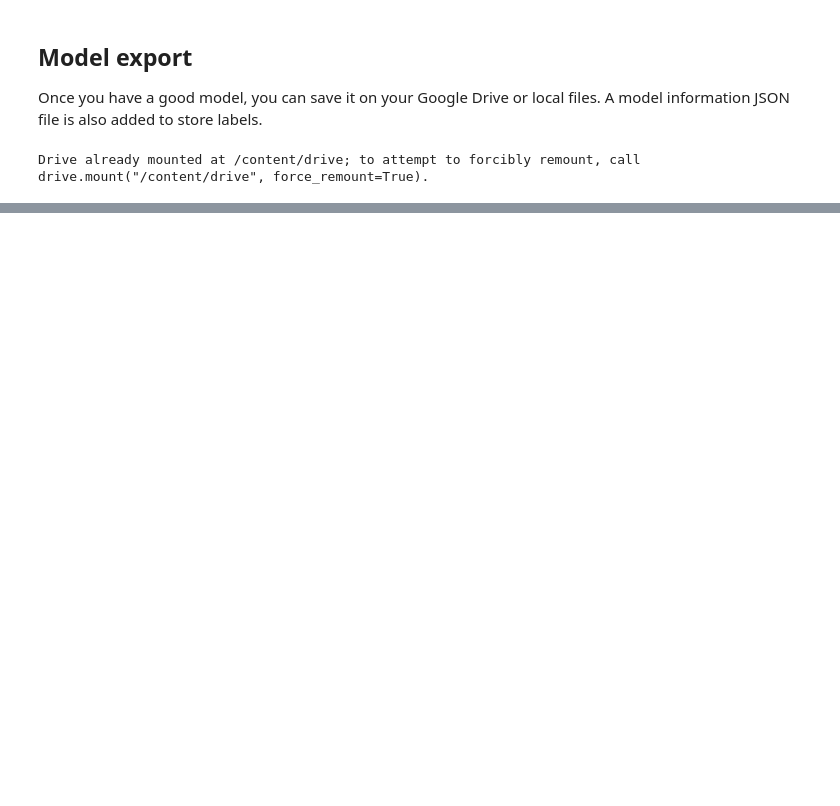
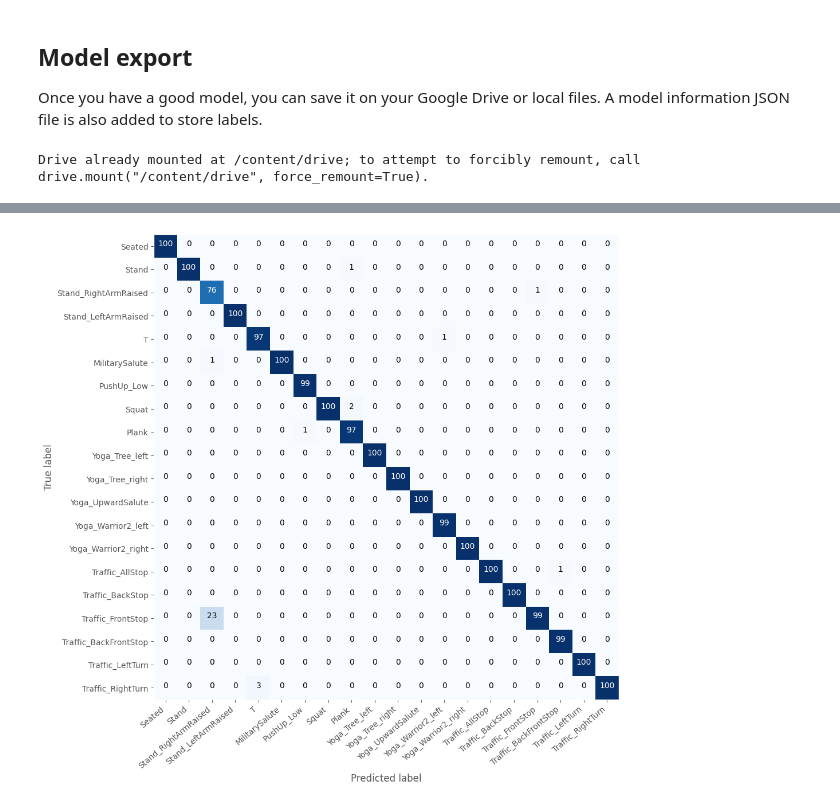
Before and after one commit to ArthurFDLR/pose-classification-kit, a Jupyter notebook: examples/body_pose_classification.ipynb, the cells around one changed output, grey strips where cells are left out. Cells and saved outputs as stored; diff of their text form; code cells hidden in the pictures; blank space fills up the shorter version.

```diff
--- a/examples/body_pose_classification.ipynb
+++ b/examples/body_pose_classification.ipynb
@@ -463,8 +465,6 @@ Once you have a good model, you can save it on your Google Drive or local files.
 # %%
 from pathlib import Path
 import json
-
-model_name = 'CNN_BODY18_1'
 
 if IN_COLAB:
     content_path = Path('/').absolute() / 'content'
@@ -472,14 +472,12 @@ if IN_COLAB:
     google.colab.drive.mount(str(drive_path))
     save_path = drive_path / 'My Drive'
 
-    for subfolder in ['Pose Classification Kit', 'Models', model_name]:
+    for subfolder in ['Pose Classification Kit', 'Models']:
         save_path /= subfolder
         if not (save_path).is_dir():
             %mkdir "{save_path}"
 else:
-    save_path = Path('.').absolute() / model_name
+    save_path = Path('.').absolute()
     %mkdir "{save_path}"
-
-model_path = save_path / '{name}.h5'.format(name = model_name)
 # %% [output]
 Drive already mounted at /content/drive; to attempt to forcibly remount, call drive.mount("/content/drive", force_remount=True).
@@ -486,19 +608,28 @@ Drive already mounted at /content/drive; to attempt to forcibly remount, call dr
 # %%
+model_name = 'Robust_BODY18'
+model_path = save_path / '{name}.h5'.format(name = model_name)
+
 model = keras.models.Sequential(
     name = model_name,
     layers =
     [
         keras.layers.InputLayer(input_shape=input_dim),
         keras.layers.Conv1D(16, 3, activation='relu'),
-        keras.layers.Dropout(0.2),
-        keras.layers.Conv1D(32, 3, activation='relu'),
-        keras.layers.Dropout(0.2),
-        keras.layers.Conv1D(32, 3, activation='relu'),
-        keras.layers.Dropout(0.2),
+        keras.layers.Dropout(.2),
+        keras.layers.BatchNormalization(),
+        keras.layers.Conv1D(16, 3, activation='relu'),
+        keras.layers.Dropout(.2),
+        keras.layers.BatchNormalization(),
         keras.layers.Flatten(),
         keras.layers.Dense(128, activation=keras.activations.relu),
+        keras.layers.Dropout(.3),
+        keras.layers.BatchNormalization(),
+        keras.layers.Dense(128, activation=keras.activations.relu),
+        keras.layers.Dropout(.3),
+        keras.layers.BatchNormalization(),
         keras.layers.Dense(64, activation=keras.activations.relu),
-        keras.layers.Dense(32, activation=keras.activations.relu),
+        keras.layers.Dropout(.3),
+        keras.layers.BatchNormalization(),
         keras.layers.Dense(output_dim, activation=keras.activations.softmax),
     ]
 )
@@ -514,13 +645,13 @@ model.fit(
     x=x_train_augmented,
     y=y_train_augmented,
     epochs=15,
-    batch_size=4,
+    batch_size=16,
     validation_split=0.15,
     shuffle=True,
     callbacks=[keras.callbacks.ModelCheckpoint(filepath=model_path, verbose=2, save_best_only=True)],
     verbose = 2,
 )
 
-with open(save_path / 'class.json', 'w') as f:
+with open(save_path / (model_name+'_info.json'), 'w') as f:
     json.dump({'labels':dataset['labels']}, f)
 # %% [output]
@@ -579,0 +686,11 @@ Text(0.5, -3.3133549214168294, 'Predicted label')
+# %%
+labels_predict = model.predict(dataset['x_test'])
+cm = np.array(
+    tensorflow.math.confusion_matrix(
+        np.argmax(labels_predict,axis=1),
+        np.argmax(dataset['y_test_onehot'],axis=1)
+))
+
+plot_cm(labels = dataset['labels'], confusion_matrix = cm)
+# %% [output]
+[figure, added]
```
Also changed, not shown: parts of 21 cells of this notebook.
